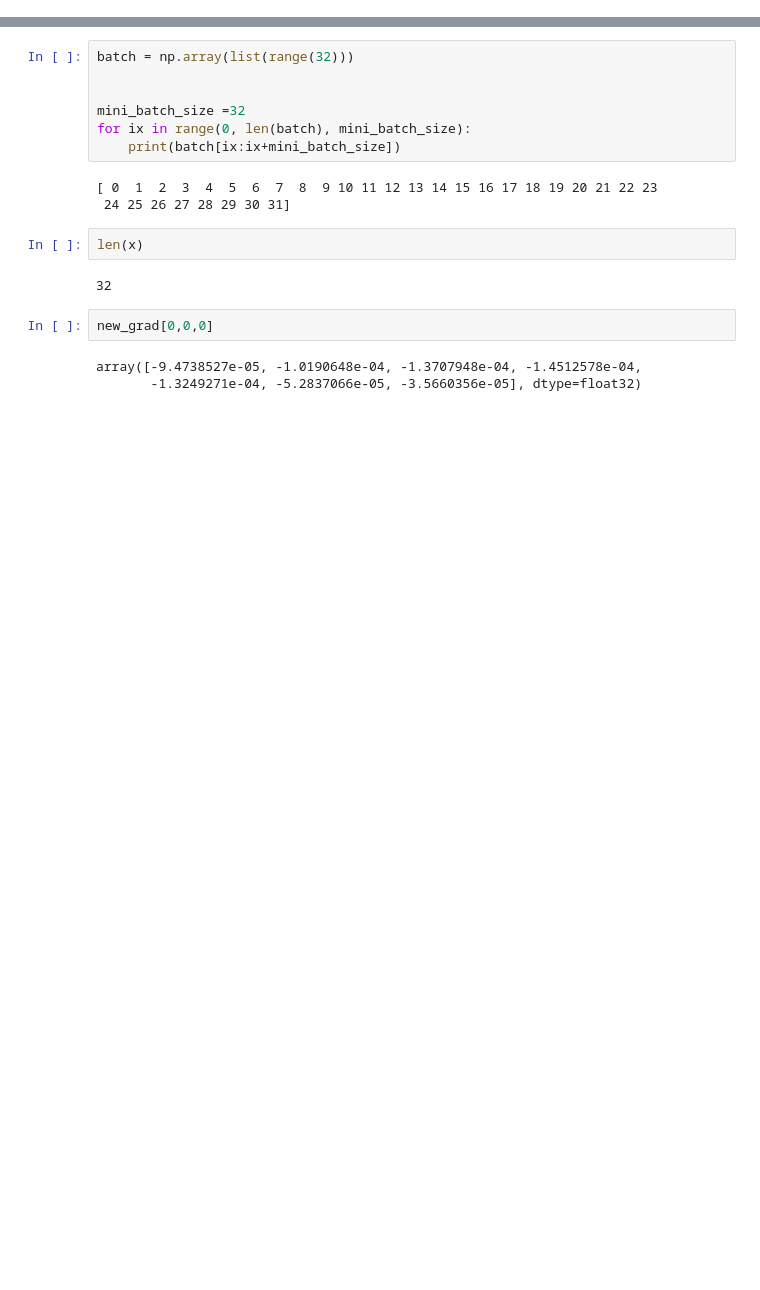
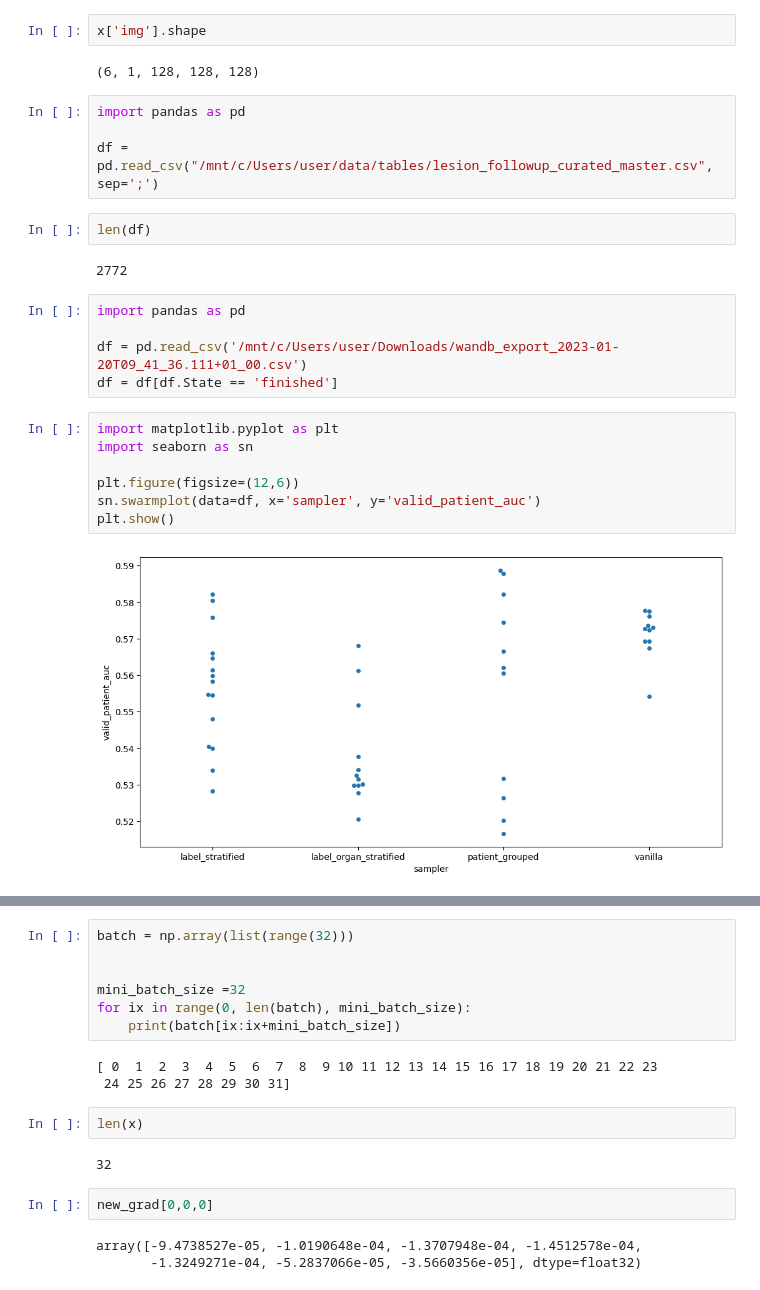
Before and after one commit to RensterMaat/premium_dl_ct, a Jupyter notebook: 01_explore.ipynb, the cells around one changed output, grey strips where cells are left out. Drawn from its saved outputs; the diff is of its cells as text; blank space fills up the shorter version.

```diff
--- a/01_explore.ipynb
+++ b/01_explore.ipynb
@@ -87,0 +86,26 @@ False
+# %%
+x['img'].shape
+# %% [output]
+(6, 1, 128, 128, 128)
+# %%
+import pandas as pd
+
+df = pd.read_csv("/mnt/c/Users/user/data/tables/lesion_followup_curated_master.csv", sep=';')
+# %%
+len(df)
+# %% [output]
+2772
+# %%
+import pandas as pd
+
+df = pd.read_csv('/mnt/c/Users/user/Downloads/wandb_export_2023-01-20T09_41_36.111+01_00.csv')
+df = df[df.State == 'finished']
+# %%
+import matplotlib.pyplot as plt
+import seaborn as sn
+
+plt.figure(figsize=(12,6))
+sn.swarmplot(data=df, x='sampler', y='valid_patient_auc')
+plt.show()
+# %% [output]
+[figure, added]
```
Also changed, not shown: parts of 5 cells of this notebook, 4 other files.
